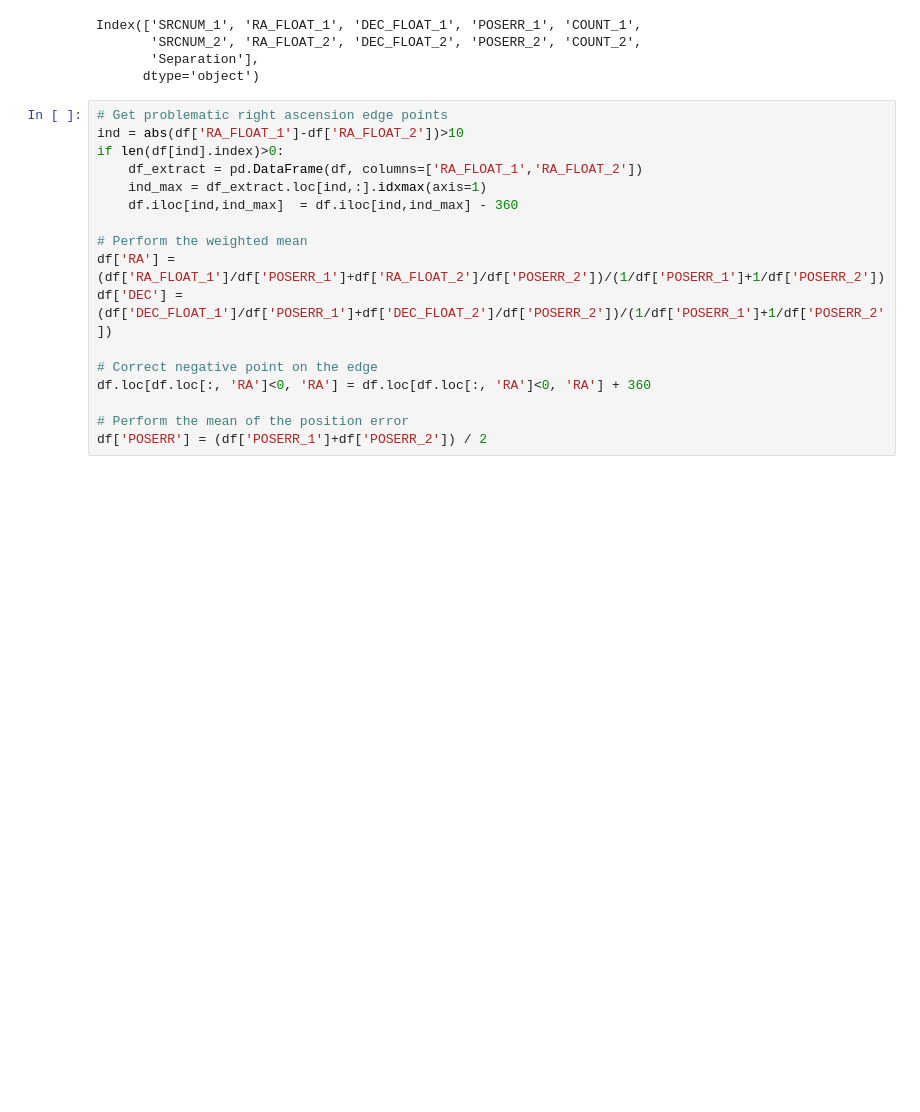
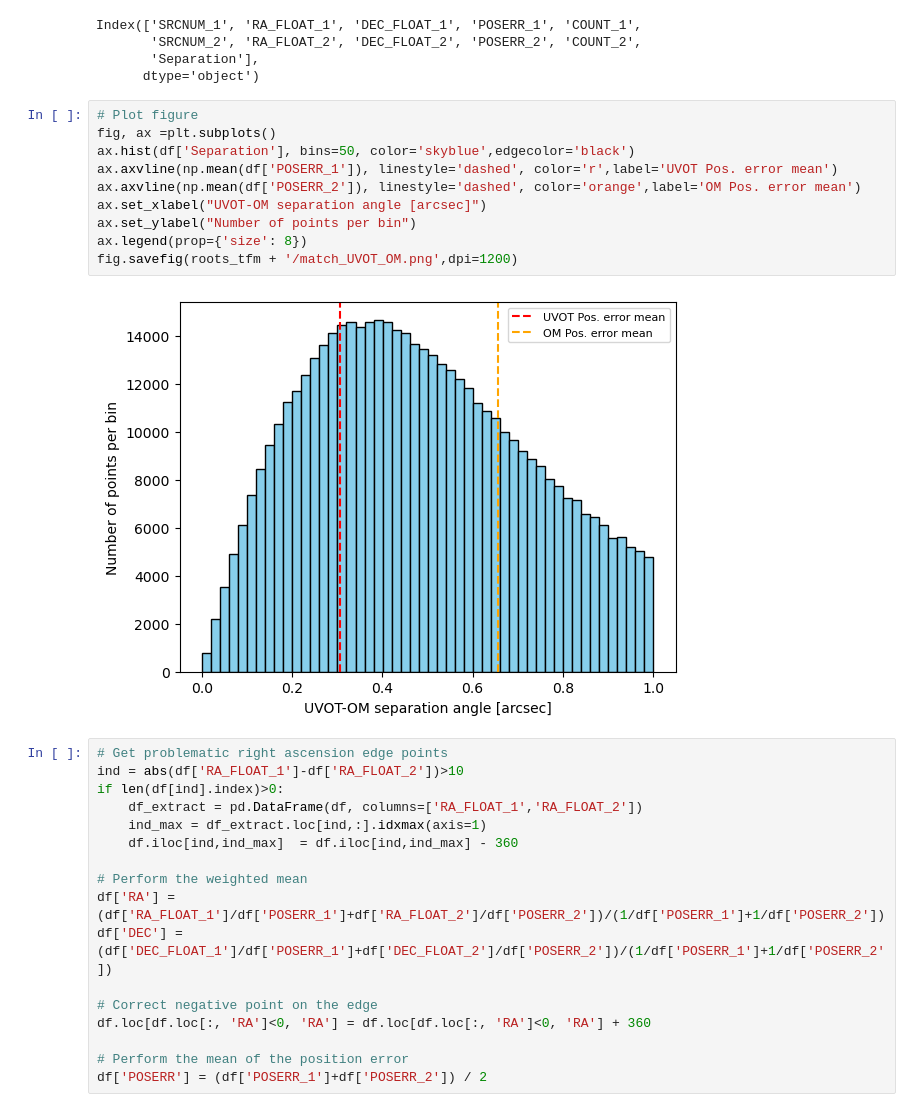
Before and after one commit to JulienValteau/TFM_TDE_Detection, a Jupyter notebook: UV_database_creation_pipeline/2- Generate_aggregate_source_DB.ipynb, the cells around one changed output. Drawn from its saved outputs; the diff is of its cells as text; blank space fills up the shorter version.

Commit message:
Added sanity check of cross catalogue match

```diff
--- a/UV_database_creation_pipeline/2- Generate_aggregate_source_DB.ipynb
+++ b/UV_database_creation_pipeline/2- Generate_aggregate_source_DB.ipynb
@@ -16,6 +16,18 @@ Index(['SRCNUM_1', 'RA_FLOAT_1', 'DEC_FLOAT_1', 'POSERR_1', 'COUNT_1',
        'SRCNUM_2', 'RA_FLOAT_2', 'DEC_FLOAT_2', 'POSERR_2', 'COUNT_2',
        'Separation'],
       dtype='object')
+# %%
+# Plot figure
+fig, ax =plt.subplots()
+ax.hist(df['Separation'], bins=50, color='skyblue',edgecolor='black')
+ax.axvline(np.mean(df['POSERR_1']), linestyle='dashed', color='r',label='UVOT Pos. error mean')
+ax.axvline(np.mean(df['POSERR_2']), linestyle='dashed', color='orange',label='OM Pos. error mean')
+ax.set_xlabel("UVOT-OM separation angle [arcsec]")
+ax.set_ylabel("Number of points per bin")
+ax.legend(prop={'size': 8})
+fig.savefig(roots_tfm + '/match_UVOT_OM.png',dpi=1200)
+# %% [output]
+[figure, added]
 # %%
 # Get problematic right ascension edge points
 ind = abs(df['RA_FLOAT_1']-df['RA_FLOAT_2'])>10
```
Also changed, not shown: 1 other file.
